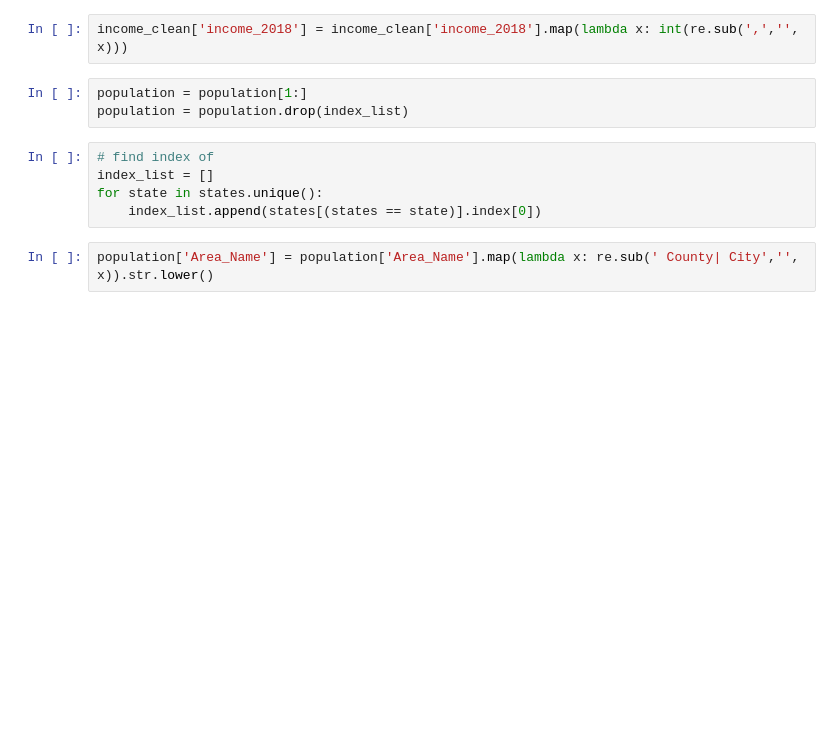
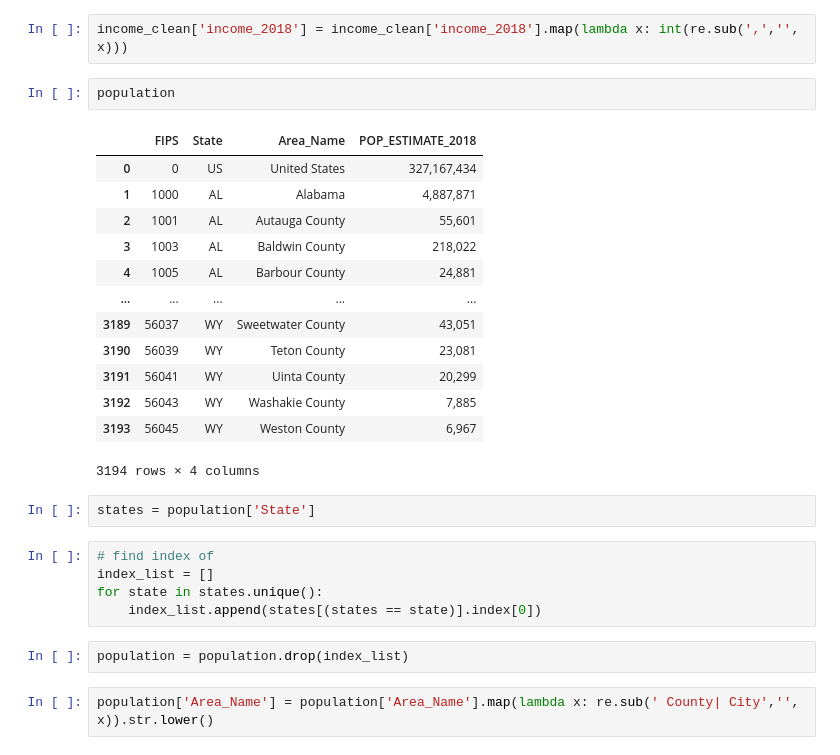
Before and after one commit to TianyuanCai/covid19, a Jupyter notebook: code/income.ipynb, the cells around one changed output. Drawn from its saved outputs; the diff is of its cells as text; blank space fills up the shorter version.

```diff
--- a/code/income.ipynb
+++ b/code/income.ipynb
@@ -30,14 +29,31 @@ income_clean = income_clean.drop(['County','2,018'], axis=1)
 income_clean = income_clean[['county','state','income_2018']]
 # %%
 income_clean['income_2018'] = income_clean['income_2018'].map(lambda x: int(re.sub(',','', x)))
-# %%
-population = population[1:]
-population = population.drop(index_list)
+# %%
+population
+# %% [output]
+|  | FIPS | State | Area_Name | POP_ESTIMATE_2018 |
+| 0 | 0 | US | United States | 327,167,434 |
+| 1 | 1000 | AL | Alabama | 4,887,871 |
+| 2 | 1001 | AL | Autauga County | 55,601 |
+| 3 | 1003 | AL | Baldwin County | 218,022 |
+| 4 | 1005 | AL | Barbour County | 24,881 |
+| ... | ... | ... | ... | ... |
+| 3189 | 56037 | WY | Sweetwater County | 43,051 |
+| 3190 | 56039 | WY | Teton County | 23,081 |
+| 3191 | 56041 | WY | Uinta County | 20,299 |
+| 3192 | 56043 | WY | Washakie County | 7,885 |
+| 3193 | 56045 | WY | Weston County | 6,967 |
+3194 rows × 4 columns
+# %%
+states = population['State']
 # %%
 # find index of
 index_list = []
 for state in states.unique():
     index_list.append(states[(states == state)].index[0])
+# %%
+population = population.drop(index_list)
 # %%
 population['Area_Name'] = population['Area_Name'].map(lambda x: re.sub(' County| City','', x)).str.lower()
 # %%
```
Also changed, not shown: parts of 6 cells of this notebook, 4 other files.
